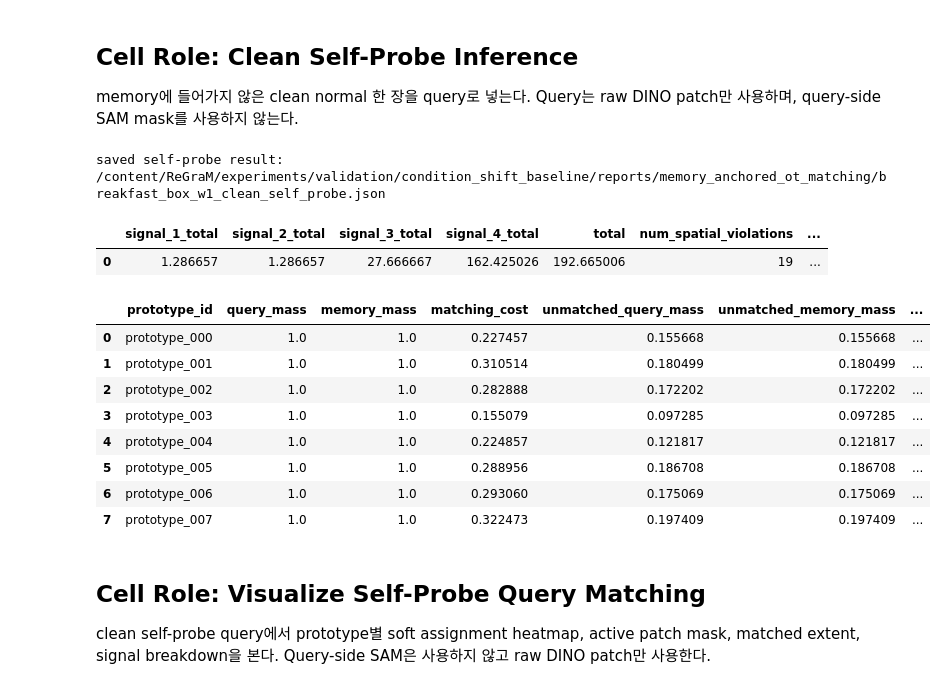
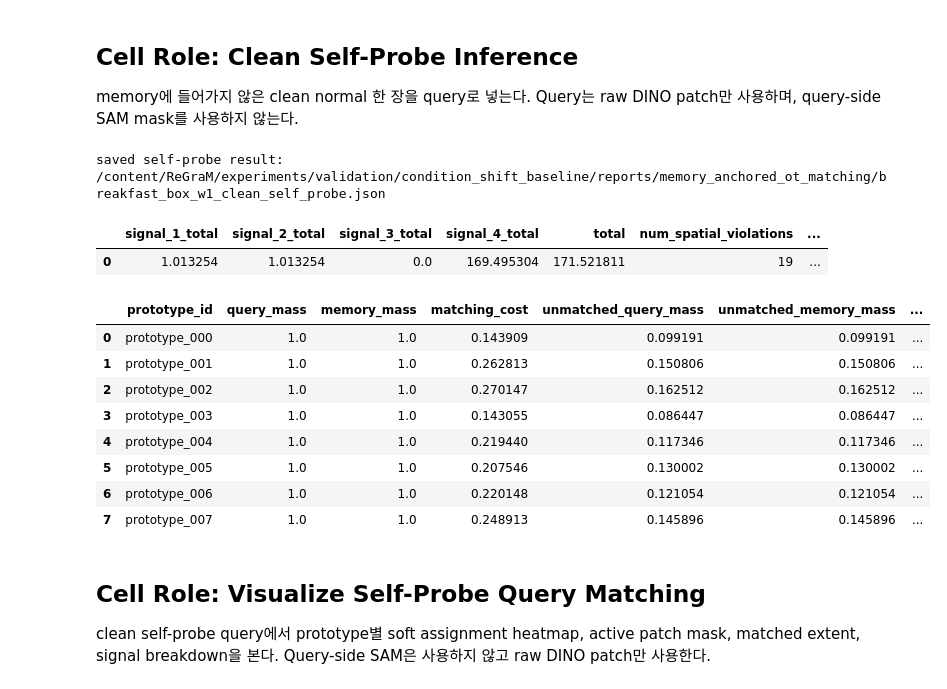
Before and after one commit to outSeop/ReGraM, a Jupyter notebook: experiments/validation/condition_shift_baseline/notebook/09_memory_anchored_ot_matching.ipynb, the cells around one changed output. Saved outputs shown, nothing was run; the diff lists cells and outputs as text; code cells hidden in the pictures.

```diff
--- a/experiments/validation/condition_shift_baseline/notebook/09_memory_anchored_ot_matching.ipynb
+++ b/experiments/validation/condition_shift_baseline/notebook/09_memory_anchored_ot_matching.ipynb
@@ -439,42 +439,50 @@ matching_config = MatchingConfig(
     assignment_mode='top_k',
     top_k_prototypes=3,
     min_assignment_similarity=0.5,
     soft_assign_quantile=0.20,  # used only when assignment_mode='threshold'
     ot_reg=0.05,
     ot_marginal_penalty=1.0,
     min_matched_mass_for_instance=0.5,
     skip_signal_4_if_no_extent=True,
+    spatial_signal_mode='clipped_l2',
+    spatial_min_occurrence_rate=0.8,
+    spatial_min_expected_count=0.7,
+    spatial_max_expected_count=1.3,
+    spatial_min_edge_pairs=5,
+    spatial_edge_tolerance=0.05,
+    spatial_edge_cap=3.0,
 )
 
 query_feature_map = extract_dino_feature_map(clean_image_path(PROBE_SAMPLE_ID))
 query_patch_features, query_patch_positions = query_patch_grid_from_feature_map(query_feature_map)
 result = match_query_against_memory(
     query_patch_features=query_patch_features,
     query_patch_positions=query_patch_positions,
     memory=memory,
     config=matching_config,
 )
 save_json(result.to_metadata_dict(), SELF_PROBE_JSON)
 print(f'saved self-probe result: {SELF_PROBE_JSON}')
 display(pd.DataFrame([decomposition_summary(result)]))
 per_proto_df = pd.DataFrame([
     value.to_metadata_dict()
     for value in result.per_prototype.values()
 ]).drop(columns=['transport_shape', 'debug'], errors='ignore')
 display(per_proto_df)
+display(pd.DataFrame([result.debug.get('spatial', {})]).drop(columns=['skipped_edges'], errors='ignore'))
 # %% [output]
 saved self-probe result: /content/ReGraM/experiments/validation/condition_shift_baseline/reports/memory_anchored_ot_matching/breakfast_box_w1_clean_self_probe.json
 |  | signal_1_total | signal_2_total | signal_3_total | signal_4_total | total | num_spatial_violations | ... |
-| 0 | 1.286657 | 1.286657 | 27.666667 | 162.425026 | 192.665006 | 19 | ... |
+| 0 | 1.013254 | 1.013254 | 0.0 | 169.495304 | 171.521811 | 19 | ... |
 |  | prototype_id | query_mass | memory_mass | matching_cost | unmatched_query_mass | unmatched_memory_mass | ... |
-| 0 | prototype_000 | 1.0 | 1.0 | 0.227457 | 0.155668 | 0.155668 | ... |
-| 1 | prototype_001 | 1.0 | 1.0 | 0.310514 | 0.180499 | 0.180499 | ... |
-| 2 | prototype_002 | 1.0 | 1.0 | 0.282888 | 0.172202 | 0.172202 | ... |
-| 3 | prototype_003 | 1.0 | 1.0 | 0.155079 | 0.097285 | 0.097285 | ... |
-| 4 | prototype_004 | 1.0 | 1.0 | 0.224857 | 0.121817 | 0.121817 | ... |
-| 5 | prototype_005 | 1.0 | 1.0 | 0.288956 | 0.186708 | 0.186708 | ... |
-| 6 | prototype_006 | 1.0 | 1.0 | 0.293060 | 0.175069 | 0.175069 | ... |
-| 7 | prototype_007 | 1.0 | 1.0 | 0.322473 | 0.197409 | 0.197409 | ... |
+| 0 | prototype_000 | 1.0 | 1.0 | 0.143909 | 0.099191 | 0.099191 | ... |
+| 1 | prototype_001 | 1.0 | 1.0 | 0.262813 | 0.150806 | 0.150806 | ... |
+| 2 | prototype_002 | 1.0 | 1.0 | 0.270147 | 0.162512 | 0.162512 | ... |
+| 3 | prototype_003 | 1.0 | 1.0 | 0.143055 | 0.086447 | 0.086447 | ... |
+| 4 | prototype_004 | 1.0 | 1.0 | 0.219440 | 0.117346 | 0.117346 | ... |
+| 5 | prototype_005 | 1.0 | 1.0 | 0.207546 | 0.130002 | 0.130002 | ... |
+| 6 | prototype_006 | 1.0 | 1.0 | 0.220148 | 0.121054 | 0.121054 | ... |
+| 7 | prototype_007 | 1.0 | 1.0 | 0.248913 | 0.145896 | 0.145896 | ... |
 # %% [markdown]
 ## Cell Role: Visualize Self-Probe Query Matching
 
```
Also changed, not shown: parts of 2 cells of this notebook, 2 other files.
